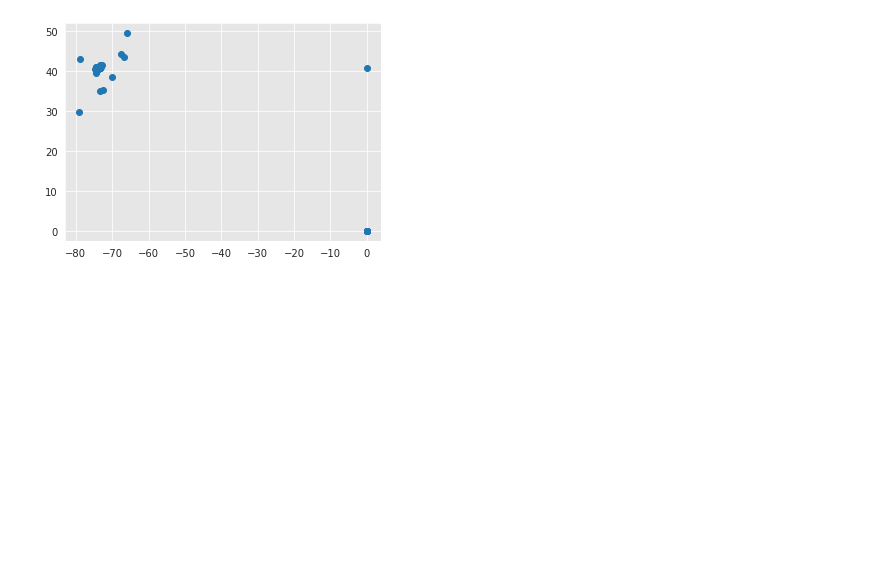
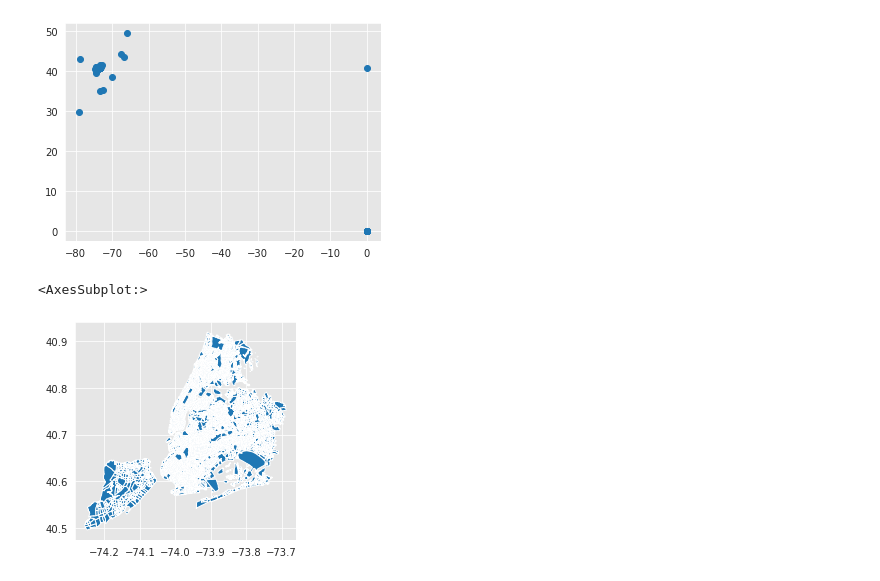
Before and after one commit to LAMDAMielgo/nyc_taxis, a Jupyter notebook: notebooks/EDA_02.ipynb, the cells around one changed output. Drawn from its saved outputs; the diff is of its cells as text; code cells hidden in the pictures; blank space fills up the shorter version.

```diff
--- a/notebooks/EDA_02.ipynb
+++ b/notebooks/EDA_02.ipynb
@@ -215,3 +215,8 @@ nyc_pìckups.set_crs(epsg = 4326).plot()
 # %% [output]
 <AxesSubplot:>
 [figure]
+# %%
+census_geom.plot()
+# %% [output]
+<AxesSubplot:>
+[figure, added]
```
Also changed, not shown: parts of 5 cells of this notebook, 1 other file.
